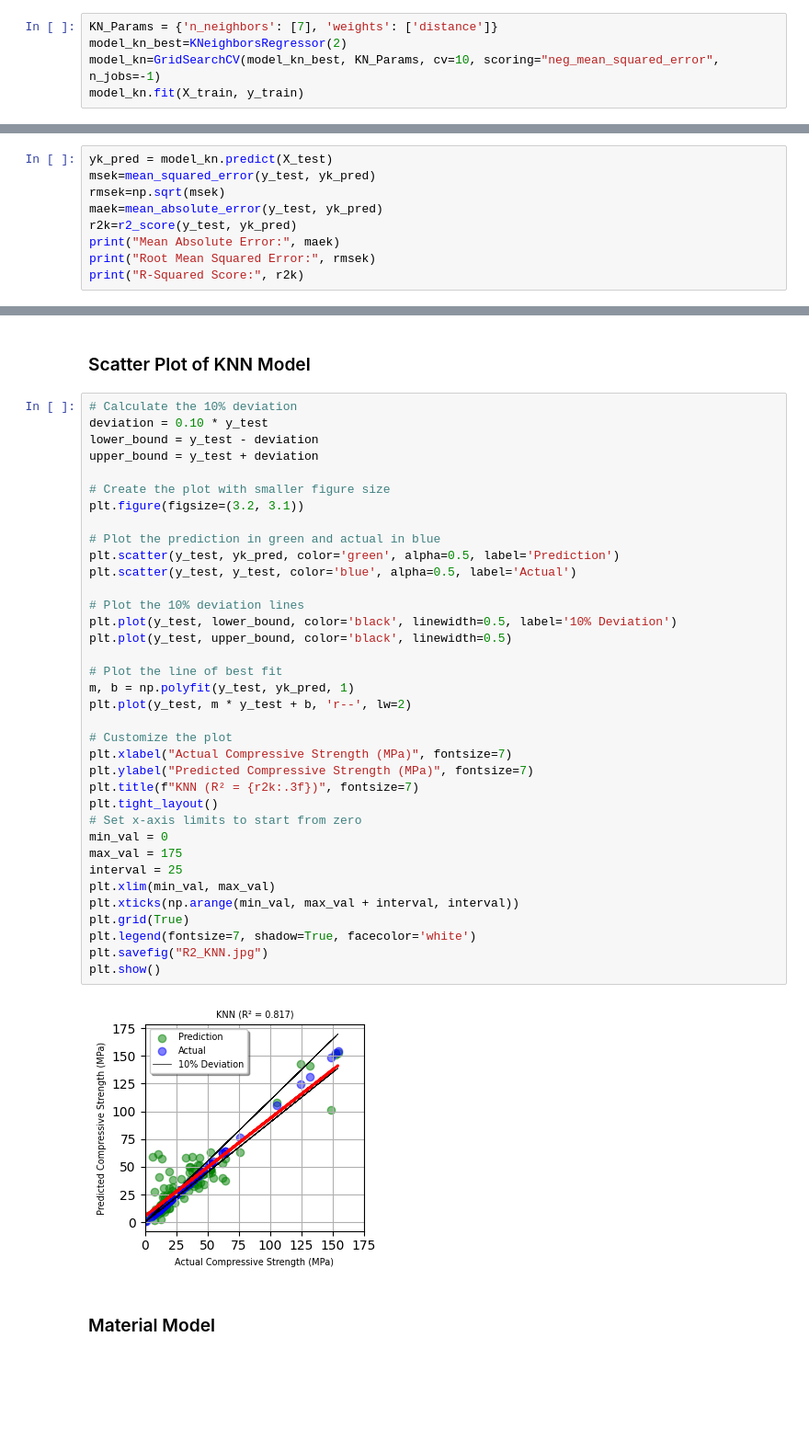
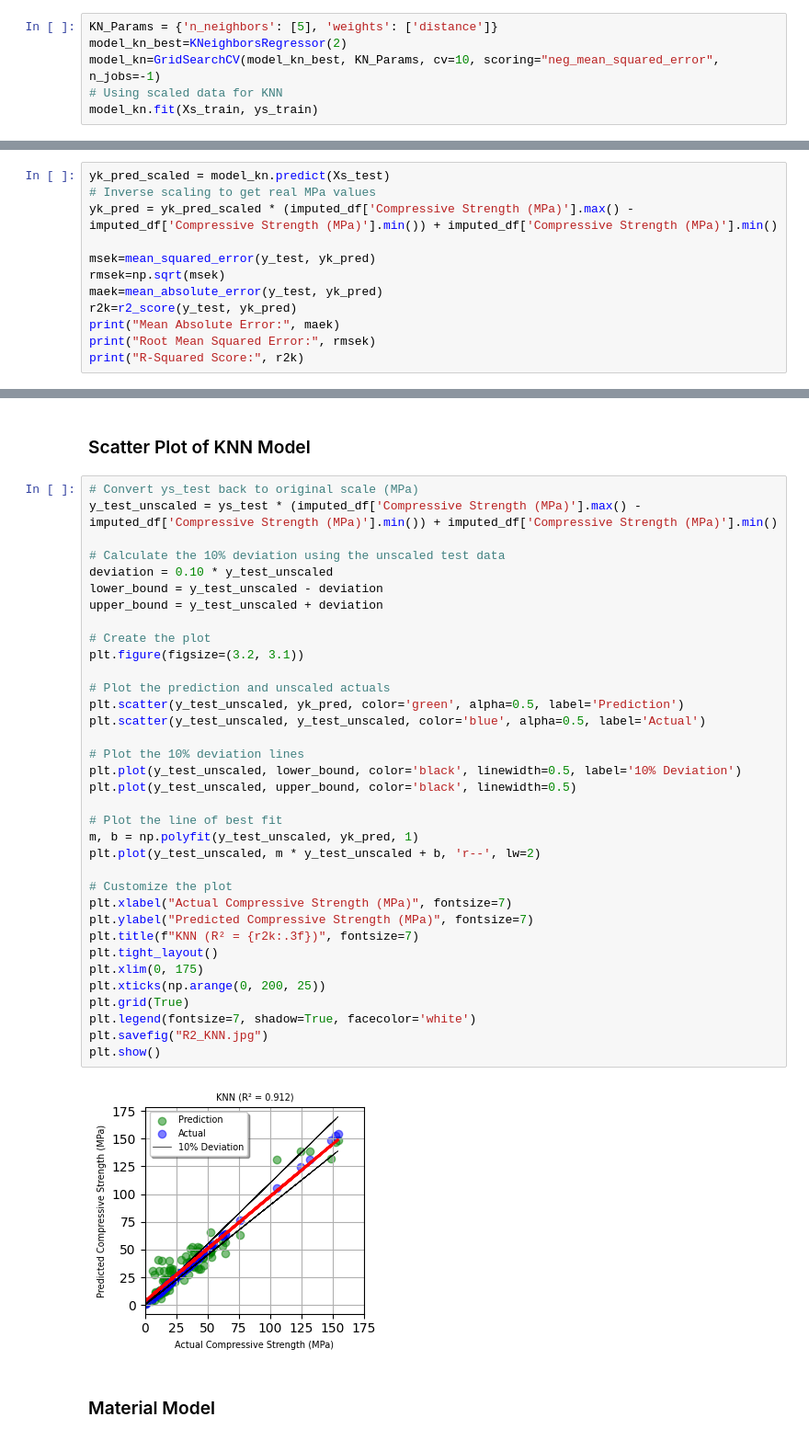
Before and after one commit to IsuPaul/Indpendent-Research, a Jupyter notebook: IR_Source_Code.ipynb, the cells around one changed output, grey strips where cells are left out. Shown at 92% size. Cells and saved outputs as stored; diff of their text form; blank space fills up the shorter version.

```diff
--- a/IR_Source_Code.ipynb
+++ b/IR_Source_Code.ipynb
@@ -445,9 +479,10 @@ Intercept: 29.90325858298452
 # %% [markdown]
 #### Training the model
 # %%
-KN_Params = {'n_neighbors': [7], 'weights': ['distance']}
+KN_Params = {'n_neighbors': [5], 'weights': ['distance']}
 model_kn_best=KNeighborsRegressor(2)
 model_kn=GridSearchCV(model_kn_best, KN_Params, cv=10, scoring="neg_mean_squared_error", n_jobs=-1)
-model_kn.fit(X_train, y_train)
+# Using scaled data for KNN
+model_kn.fit(Xs_train, ys_train)
 # %% [output]
 GridSearchCV(cv=10, estimator=KNeighborsRegressor(n_neighbors=2), n_jobs=-1,
@@ -475,5 +523,8 @@ R-Squared Score: 0.9967973303605726
 # %%
-yk_pred = model_kn.predict(X_test)
+yk_pred_scaled = model_kn.predict(Xs_test)
+# Inverse scaling to get real MPa values
+yk_pred = yk_pred_scaled * (imputed_df['Compressive Strength (MPa)'].max() - imputed_df['Compressive Strength (MPa)'].min()) + imputed_df['Compressive Strength (MPa)'].min()
+
 msek=mean_squared_error(y_test, yk_pred)
 rmsek=np.sqrt(msek)
 maek=mean_absolute_error(y_test, yk_pred)
@@ -771,43 +808,42 @@ plt.show()
 # %% [markdown]
 ### Scatter Plot of KNN Model
 # %%
-# Calculate the 10% deviation
-deviation = 0.10 * y_test
-lower_bound = y_test - deviation
-upper_bound = y_test + deviation
+# Convert ys_test back to original scale (MPa)
+y_test_unscaled = ys_test * (imputed_df['Compressive Strength (MPa)'].max() - imputed_df['Compressive Strength (MPa)'].min()) + imputed_df['Compressive Strength (MPa)'].min()
 
-# Create the plot with smaller figure size
+# Calculate the 10% deviation using the unscaled test data
+deviation = 0.10 * y_test_unscaled
+lower_bound = y_test_unscaled - deviation
+upper_bound = y_test_unscaled + deviation
+
+# Create the plot
 plt.figure(figsize=(3.2, 3.1))
 
-# Plot the prediction in green and actual in blue
-plt.scatter(y_test, yk_pred, color='green', alpha=0.5, label='Prediction')
-plt.scatter(y_test, y_test, color='blue', alpha=0.5, label='Actual')
+# Plot the prediction and unscaled actuals
+plt.scatter(y_test_unscaled, yk_pred, color='green', alpha=0.5, label='Prediction')
+plt.scatter(y_test_unscaled, y_test_unscaled, color='blue', alpha=0.5, label='Actual')
 
 # Plot the 10% deviation lines
-plt.plot(y_test, lower_bound, color='black', linewidth=0.5, label='10% Deviation')
-plt.plot(y_test, upper_bound, color='black', linewidth=0.5)
+plt.plot(y_test_unscaled, lower_bound, color='black', linewidth=0.5, label='10% Deviation')
+plt.plot(y_test_unscaled, upper_bound, color='black', linewidth=0.5)
 
 # Plot the line of best fit
-m, b = np.polyfit(y_test, yk_pred, 1)
-plt.plot(y_test, m * y_test + b, 'r--', lw=2)
+m, b = np.polyfit(y_test_unscaled, yk_pred, 1)
+plt.plot(y_test_unscaled, m * y_test_unscaled + b, 'r--', lw=2)
 
 # Customize the plot
 plt.xlabel("Actual Compressive Strength (MPa)", fontsize=7)
 plt.ylabel("Predicted Compressive Strength (MPa)", fontsize=7)
 plt.title(f"KNN (R² = {r2k:.3f})", fontsize=7)
 plt.tight_layout()
-# Set x-axis limits to start from zero
-min_val = 0
-max_val = 175
-interval = 25
-plt.xlim(min_val, max_val)
-plt.xticks(np.arange(min_val, max_val + interval, interval))
+plt.xlim(0, 175)
+plt.xticks(np.arange(0, 200, 25))
 plt.grid(True)
 plt.legend(fontsize=7, shadow=True, facecolor='white')
 plt.savefig("R2_KNN.jpg")
 plt.show()
 # %% [output]
-[figure, old version]
+[figure, new version]
 # %% [markdown]
 ### Material Model
 # %%
```
Also changed, not shown: parts of 18 cells of this notebook.
